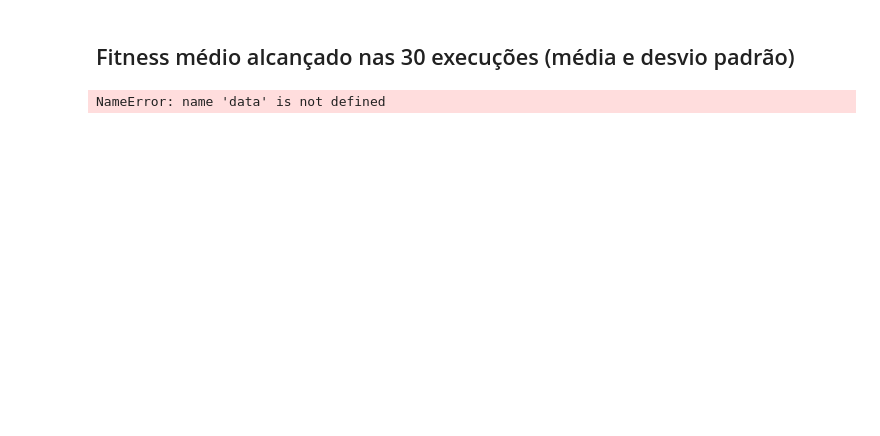
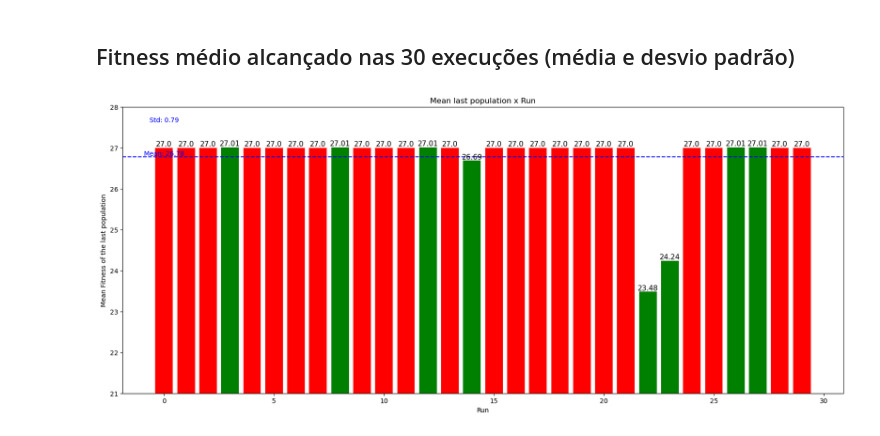
Before and after one commit to eduardaveras/bioinspired, a Jupyter notebook: 8-rainhas/plots_1.ipynb, the cells around one changed output. Cells and saved outputs as stored; diff of their text form; code cells hidden in the pictures; blank space fills up the shorter version.

Commit message:
plots parte 1 e dois, faltando ajeitar a mutaçao e crossover

```diff
--- a/8-rainhas/plots_1.ipynb
+++ b/8-rainhas/plots_1.ipynb
@@ -135,40 +119,32 @@ TypeError: only size-1 arrays can be converted to Python scalars
 # %%
 last_population = [i["last_population_fitness"] for i in data]
 
 mean_last_population = []
 aux = []
 for run in data:
     mean_last_population.append(np.mean(run["last_population_fitness"]))
     aux.append(run["found_solution"])
 
 mean = np.mean(mean_last_population)
 std = np.std(mean_last_population)
 
 plt.figure(figsize=(20, 8))
 plt.title("Mean last population x Run")
 plt.xlabel("Run")
 plt.ylabel("Mean Fitness of the last population")
 plt.ylim(21, 28)
 
 colors = ['red' if i == False else 'green' for i in aux]
 plt.bar(range(len(mean_last_population)), mean_last_population, align='center', color=colors)
-#for each bar plot the value of the mean
+
 for i in range(len(mean_last_population)):
     plt.text(i, mean_last_population[i], str(mean_last_population[i]), ha='center', va='bottom', color='black', fontsize=11)
 
-plt.axhline(y=mean, color='r', linestyle='--')
-plt.text(0, mean, "Mean: " + str(round(mean, 2)), ha='center', va='bottom', color='red')
+plt.axhline(y=mean, color='b', linestyle='--')
+plt.text(0, mean, "Mean: " + str(round(mean, 2)), ha='center', va='bottom', color='blue')
 
-plt.axline(y=std, color='b', linestyle='--')
-plt.text(0, std, "Std: " + str(round(std, 2)), ha='center', va='bottom', color='blue')
-#mean_last_population
+plt.text(0, 27.6, "Std: " + str(round(std, 2)), ha='center', va='bottom', color='blue')
 
-#plot std as a line
-#plot mean_convex as a line
-#mean_convex = np.mean(mean_convex)
-#plt.axhline(y=mean_convex, color='black', linestyle='--')
-#plt.text(-1, mean_convex, "Mean: " + str(round(mean_convex, 2)), ha='center', va='bottom', color='black', fontsize=11)
-#plt.plot(mean_convex, color='black', linestyle='--')
-#plt.show()
+plt.show()
 # %% [output]
-NameError: name 'data' is not defined
+[figure, added]
```
Also changed, not shown: parts of 12 cells of this notebook, 2 other files.
